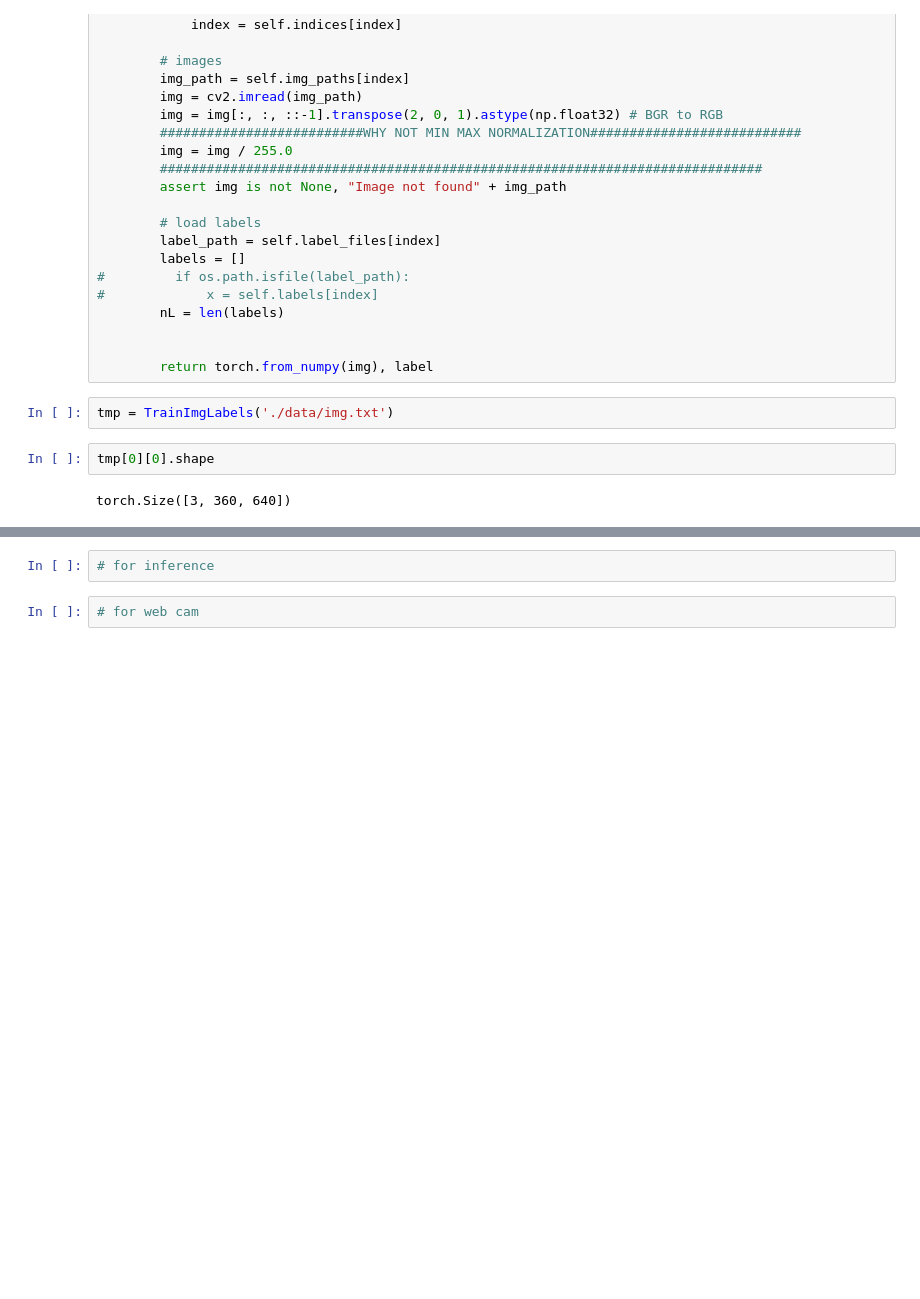
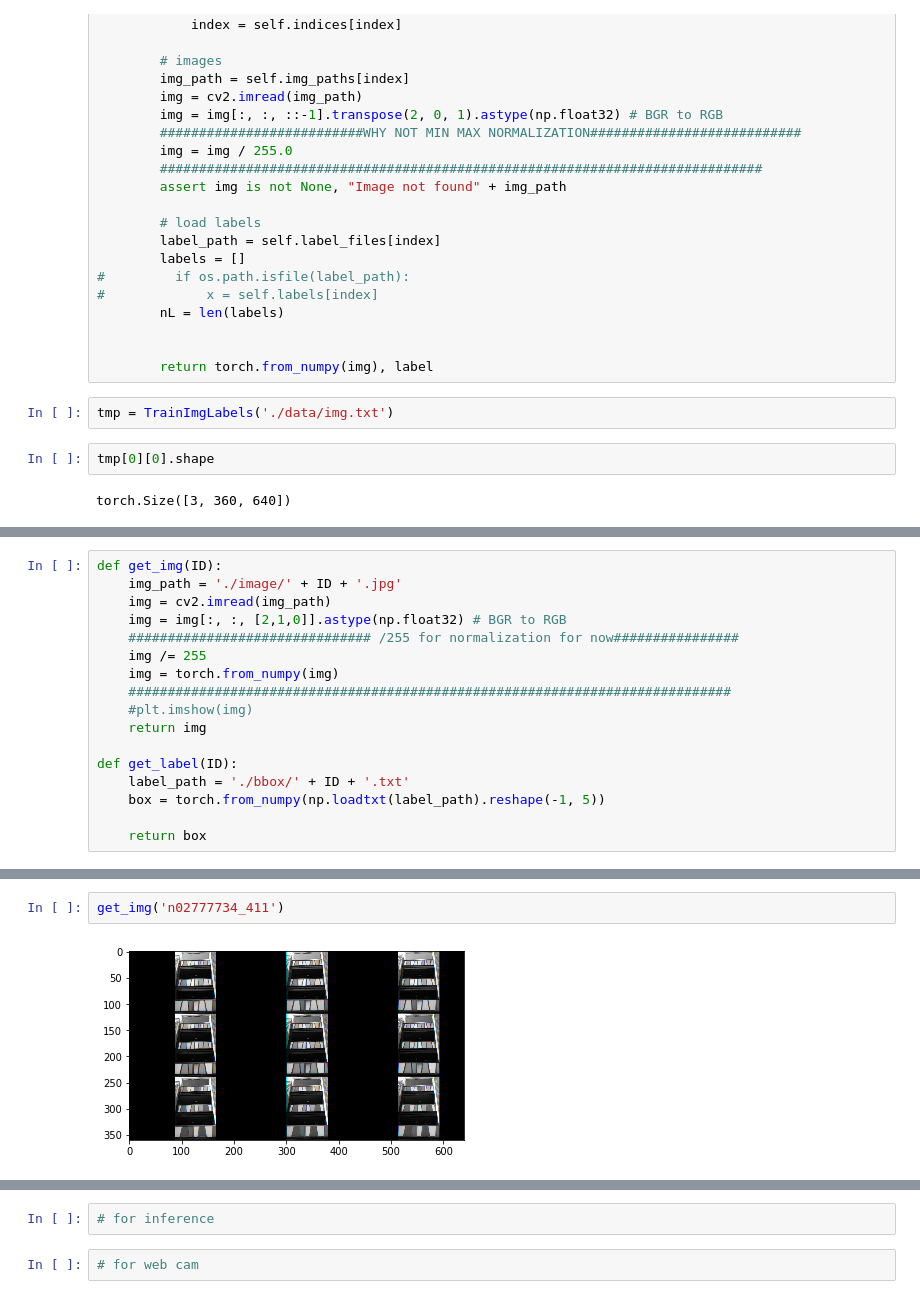
Before and after one commit to IreneSZ/yolo_in_the_dark, a Jupyter notebook: data.ipynb, the cells around one changed output, grey strips where cells are left out. Saved outputs shown, nothing was run; the diff lists cells and outputs as text; blank space fills up the shorter version.

```diff
--- a/data.ipynb
+++ b/data.ipynb
@@ -124,0 +130,17 @@ result = Image('./data/img.txt')
+# %%
+def get_img(ID):
+    img_path = './image/' + ID + '.jpg'
+    img = cv2.imread(img_path)
+    img = img[:, :, [2,1,0]].astype(np.float32) # BGR to RGB
+    ############################### /255 for normalization for now################
+    img /= 255
+    img = torch.from_numpy(img)
+    #############################################################################
+    #plt.imshow(img)
+    return img
+
+def get_label(ID):
+    label_path = './bbox/' + ID + '.txt'
+    box = torch.from_numpy(np.loadtxt(label_path).reshape(-1, 5))
+
+    return box
@@ -124,0 +228,4 @@ result = Image('./data/img.txt')
+# %%
+get_img('n02777734_411')
+# %% [output]
+[figure, added]
```
Also changed, not shown: parts of 22 cells of this notebook, 2 other files.
